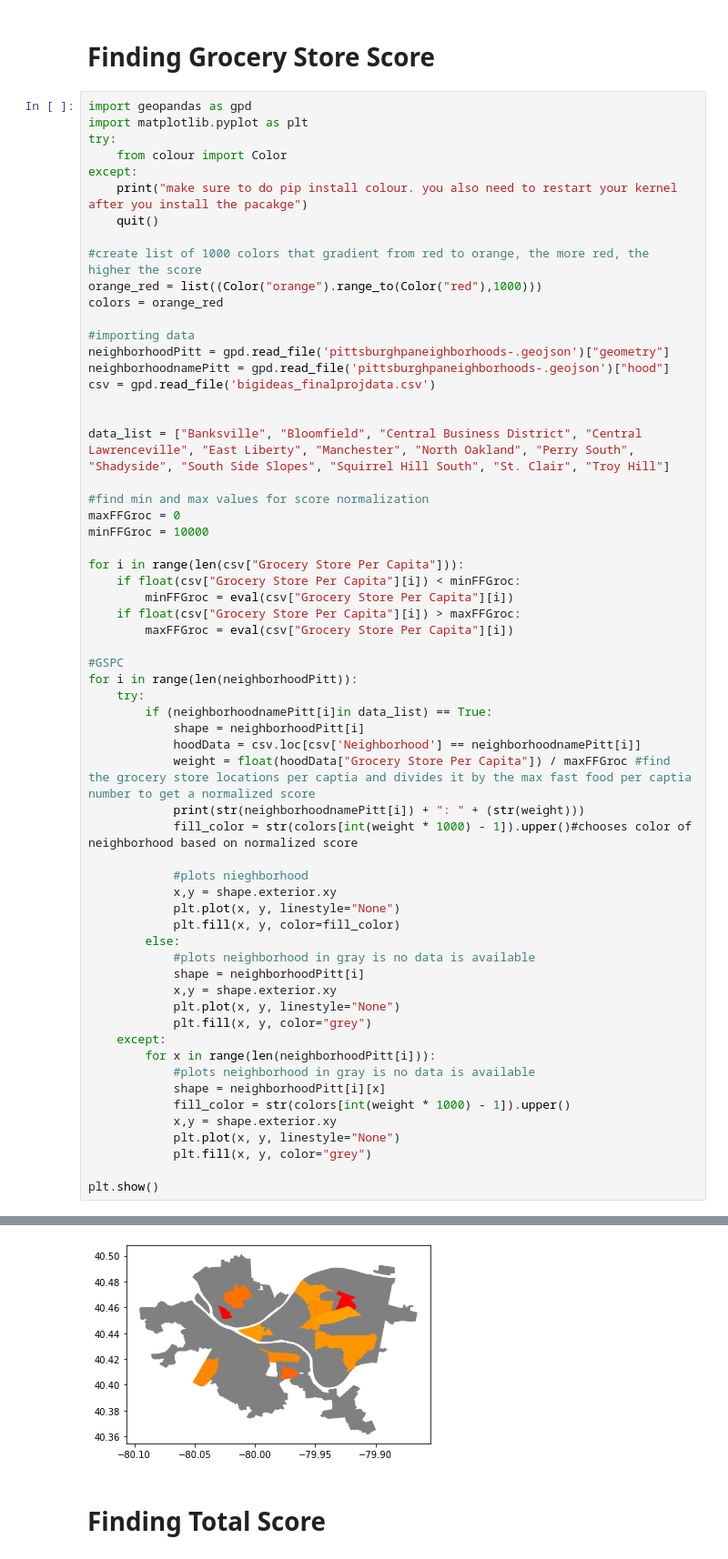
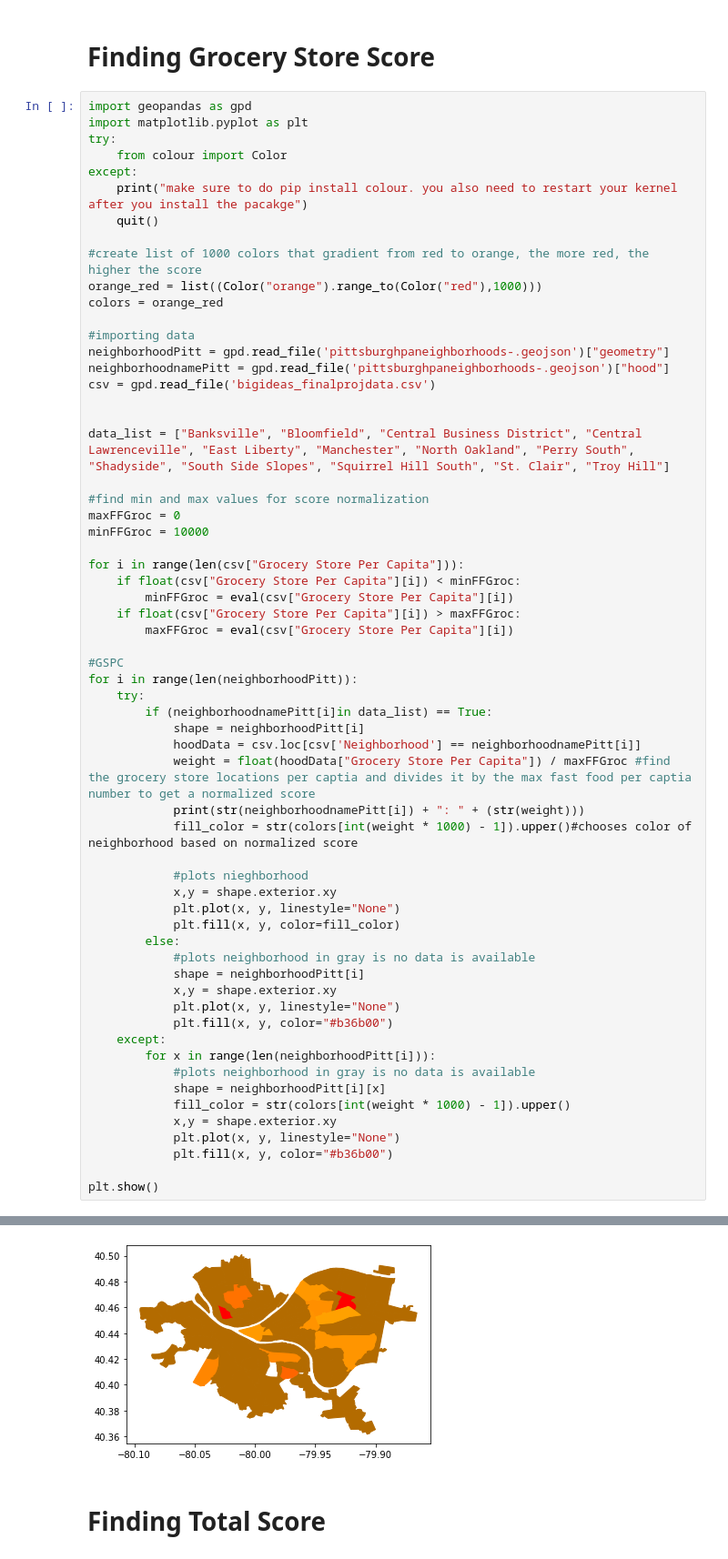
Before and after one commit to aokigbo/Food-Desert, a Jupyter notebook: Food Desert.ipynb, the cells around one changed output, grey strips where cells are left out. Shown: that part at 91% size. Drawn from its saved outputs; the diff is of its cells as text.

```diff
--- a/Food Desert.ipynb
+++ b/Food Desert.ipynb
@@ -292,36 +292,36 @@ for i in range(len(neighborhoodPitt)):
             plt.plot(x, y, linestyle="None")
             plt.fill(x, y, color=fill_color)
         else:
             #plots neighborhood in gray is no data is available
             shape = neighborhoodPitt[i]
             x,y = shape.exterior.xy
             plt.plot(x, y, linestyle="None")
-            plt.fill(x, y, color="grey")
+            plt.fill(x, y, color="#b36b00")
     except:
         for x in range(len(neighborhoodPitt[i])):
             #plots neighborhood in gray is no data is available
             shape = neighborhoodPitt[i][x]
             fill_color = str(colors[int(weight * 1000) - 1]).upper()
             x,y = shape.exterior.xy
             plt.plot(x, y, linestyle="None")
-            plt.fill(x, y, color="grey")
+            plt.fill(x, y, color="#b36b00")
 
 plt.show()
 # %% [output]
 North Oakland: 0.10838555794593546
 East Liberty: 1.0
 Manchester: 0.0
 Central Business District: 0.07052218367719555
 South Side Slopes: 0.1785301594638314
 Bloomfield: 0.13372763993075554
 Banksville: 0.18718197237702897
 Central Lawrenceville: 0.08183262711864392
 Troy Hill: 0.2830707218761445
 St. Clair: 0.38683024536805133
 Shadyside: 0.02521707906247956
 Squirrel Hill South: 0.10086831624991809
 Perry South: 0.30776892430278824
-[figure, old version]
+[figure, new version]
 # %% [markdown]
 # Finding Total Score
 # %%
```
